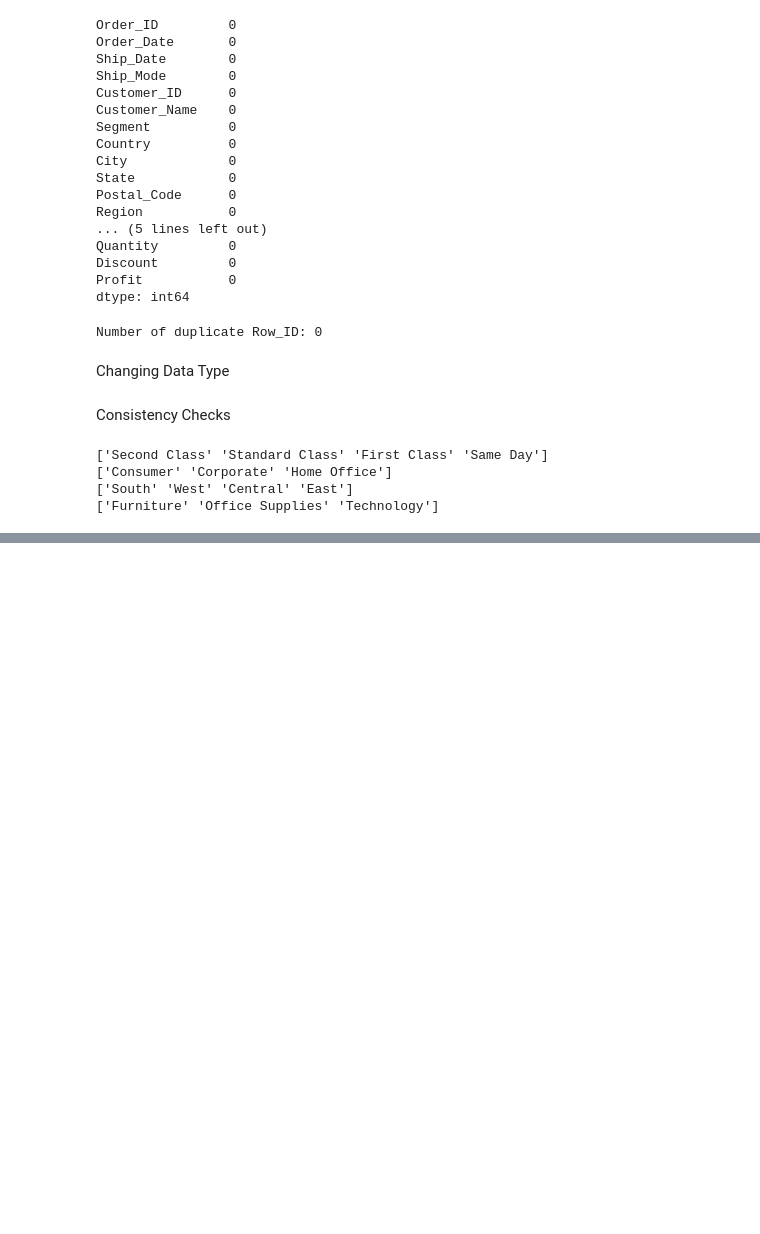
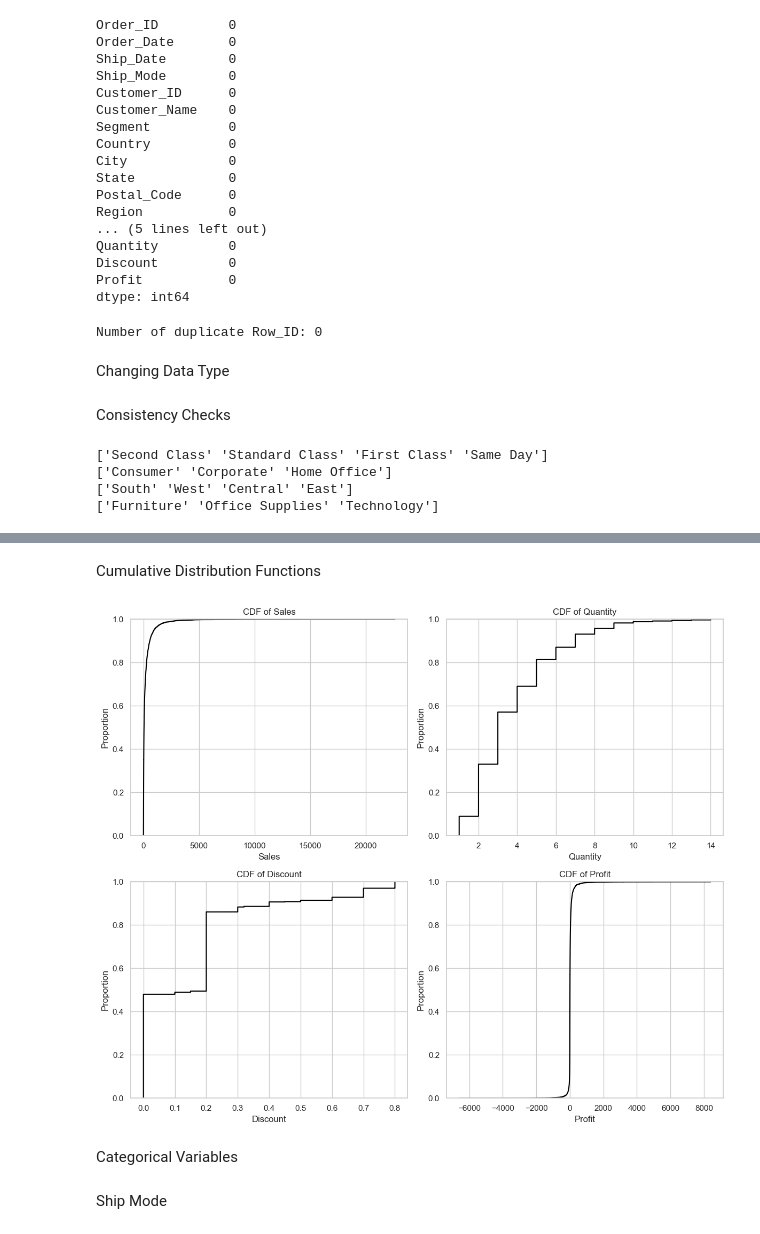
Before and after one commit to bhiogade/EDA_Ecommerce-Sales, a Jupyter notebook: E-Commerce_Sales_Analysis.ipynb, the cells around one changed output, grey strips where cells are left out. Cells and saved outputs as stored; diff of their text form; code cells hidden in the pictures; blank space fills up the shorter version.

```diff
--- a/E-Commerce_Sales_Analysis.ipynb
+++ b/E-Commerce_Sales_Analysis.ipynb
@@ -82,0 +182,26 @@ print(df['Category'].unique())
+# %% [markdown]
+Cumulative Distribution Functions
+# %%
+
+fig, axs = plt.subplots(2, 2, figsize=(12, 10))
+
+sns.ecdfplot(x='Sales', data=df, ax=axs[0, 0], color='black')
+axs[0, 0].set_title('CDF of Sales')
+
+sns.ecdfplot(x='Quantity', data=df, ax=axs[0, 1], color='black')
+axs[0, 1].set_title('CDF of Quantity')
+
+sns.ecdfplot(x='Discount', data=df, ax=axs[1, 0], color='black')
+axs[1, 0].set_title('CDF of Discount')
+
+sns.ecdfplot(x='Profit', data=df, ax=axs[1, 1], color='black')
+axs[1, 1].set_title('CDF of Profit')
+
+plt.tight_layout()
+plt.show()
+# %% [output]
+[figure, added]
+# %% [markdown]
+Categorical Variables
+# %% [markdown]
+Ship Mode
```
Also changed, not shown: parts of 22 cells of this notebook.
